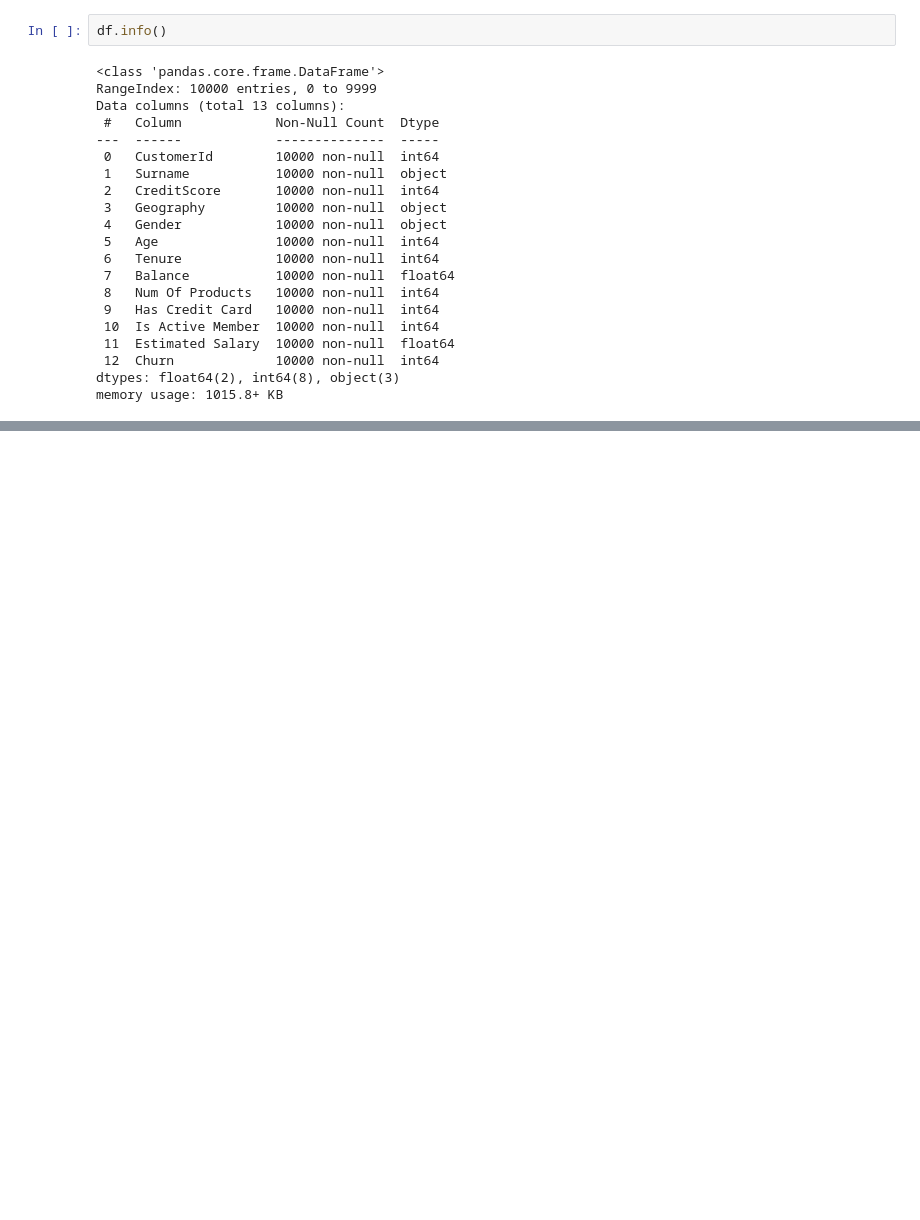
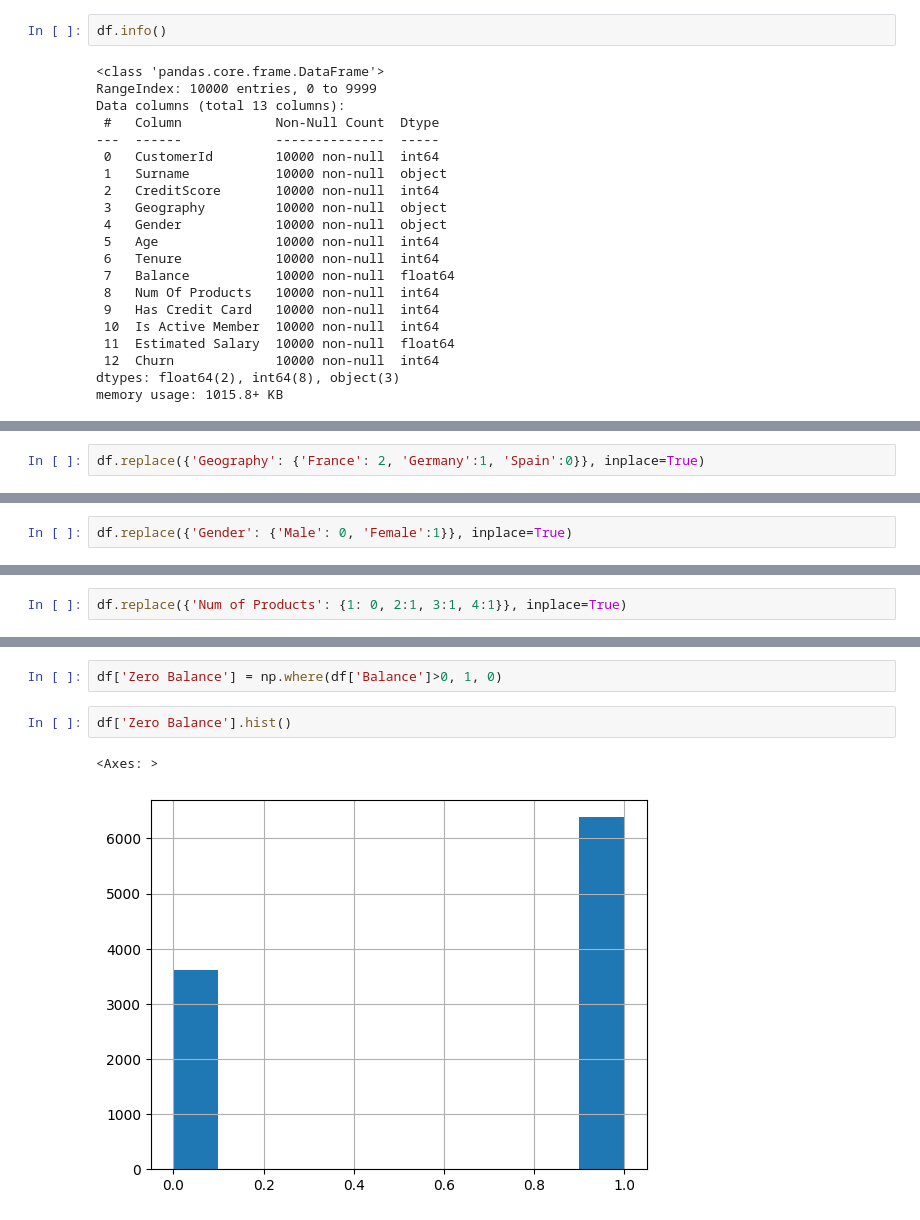
Before and after one commit to Mahesh2056/Bank-Customer-Churn-Model, a Jupyter notebook: bank_customer_churn_model.ipynb, the cells around one changed output, grey strips where cells are left out. Drawn from its saved outputs; the diff is of its cells as text; blank space fills up the shorter version.

```diff
--- a/bank_customer_churn_model.ipynb
+++ b/bank_customer_churn_model.ipynb
@@ -46,0 +84,2 @@ memory usage: 1015.8+ KB
+# %%
+df.replace({'Geography': {'France': 2, 'Germany':1, 'Spain':0}}, inplace=True)
@@ -46,0 +94,2 @@ memory usage: 1015.8+ KB
+# %%
+df.replace({'Gender': {'Male': 0, 'Female':1}}, inplace=True)
@@ -46,0 +106,2 @@ memory usage: 1015.8+ KB
+# %%
+df.replace({'Num of Products': {1: 0, 2:1, 3:1, 4:1}}, inplace=True)
@@ -46,0 +132,7 @@ memory usage: 1015.8+ KB
+# %%
+df['Zero Balance'] = np.where(df['Balance']>0, 1, 0)
+# %%
+df['Zero Balance'].hist()
+# %% [output]
+<Axes: >
+[figure, added]
```
Also changed, not shown: parts of 10 cells of this notebook.
